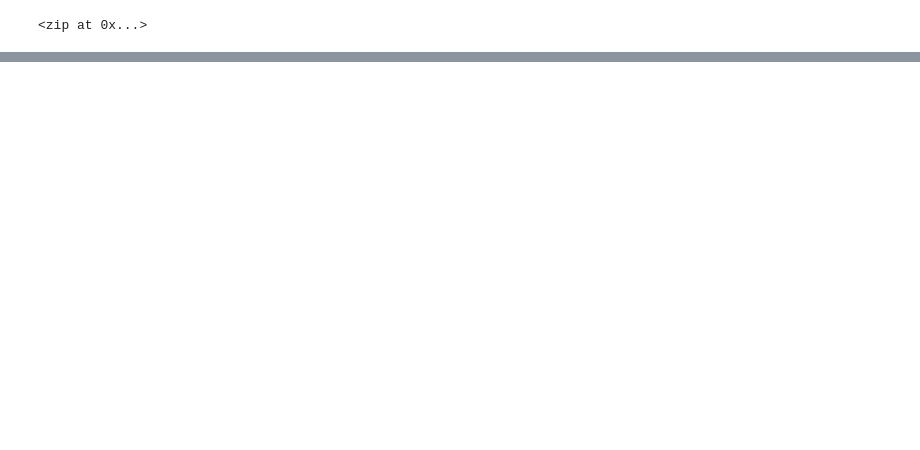
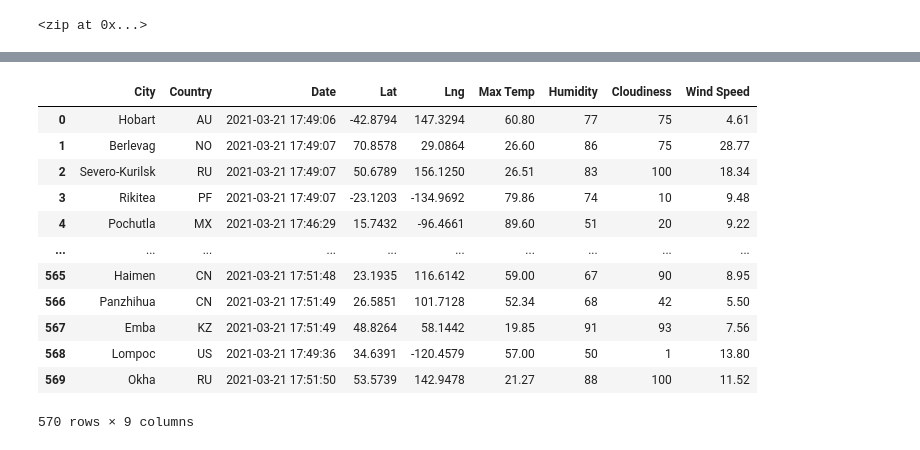
Before and after one commit to tkalainoff/world_weather_analysis, a Jupyter notebook: WeatherPy.ipynb, the cells around one changed output, grey strips where cells are left out. Saved outputs shown, nothing was run; the diff lists cells and outputs as text; code cells hidden in the pictures; blank space fills up the shorter version.

Commit message:
DataFrame of City Weather data created

```diff
--- a/WeatherPy.ipynb
+++ b/WeatherPy.ipynb
@@ -55,0 +62,4 @@ len(cities)
+# %%
+# Starting URL for Weather Map API Call.
+url = "http://api.openweathermap.org/data/2.5/weather?units=Imperial&APPID=" + weather_api_key
+print(url)
@@ -55,0 +153,4 @@ len(cities)
+# %%
+# Convert the array of dictionaries to a Pandas DataFrame.
+city_data_df = pd.DataFrame(city_data)
+city_data_df.head(10)
@@ -55,0 +169,19 @@ len(cities)
+# %%
+new_column_order = ["City", "Country", "Date", "Lat", "Lng", "Max Temp", "Humidity", "Cloudiness", "Wind Speed"]
+city_data_df = city_data_df[new_column_order]
+# %%
+city_data_df
+# %% [output]
+|  | City | Country | Date | Lat | Lng | Max Temp | Humidity | Cloudiness | Wind Speed |
+| 0 | Hobart | AU | 2021-03-21 17:49:06 | -42.8794 | 147.3294 | 60.80 | 77 | 75 | 4.61 |
+| 1 | Berlevag | NO | 2021-03-21 17:49:07 | 70.8578 | 29.0864 | 26.60 | 86 | 75 | 28.77 |
+| 2 | Severo-Kurilsk | RU | 2021-03-21 17:49:07 | 50.6789 | 156.1250 | 26.51 | 83 | 100 | 18.34 |
+| 3 | Rikitea | PF | 2021-03-21 17:49:07 | -23.1203 | -134.9692 | 79.86 | 74 | 10 | 9.48 |
+| 4 | Pochutla | MX | 2021-03-21 17:46:29 | 15.7432 | -96.4661 | 89.60 | 51 | 20 | 9.22 |
+| ... | ... | ... | ... | ... | ... | ... | ... | ... | ... |
+| 565 | Haimen | CN | 2021-03-21 17:51:48 | 23.1935 | 116.6142 | 59.00 | 67 | 90 | 8.95 |
+| 566 | Panzhihua | CN | 2021-03-21 17:51:49 | 26.5851 | 101.7128 | 52.34 | 68 | 42 | 5.50 |
+| 567 | Emba | KZ | 2021-03-21 17:51:49 | 48.8264 | 58.1442 | 19.85 | 91 | 93 | 7.56 |
+| 568 | Lompoc | US | 2021-03-21 17:49:36 | 34.6391 | -120.4579 | 57.00 | 50 | 1 | 13.80 |
+| 569 | Okha | RU | 2021-03-21 17:51:50 | 53.5739 | 142.9478 | 21.27 | 88 | 100 | 11.52 |
+570 rows × 9 columns
```
Also changed, not shown: parts of 9 cells of this notebook.
